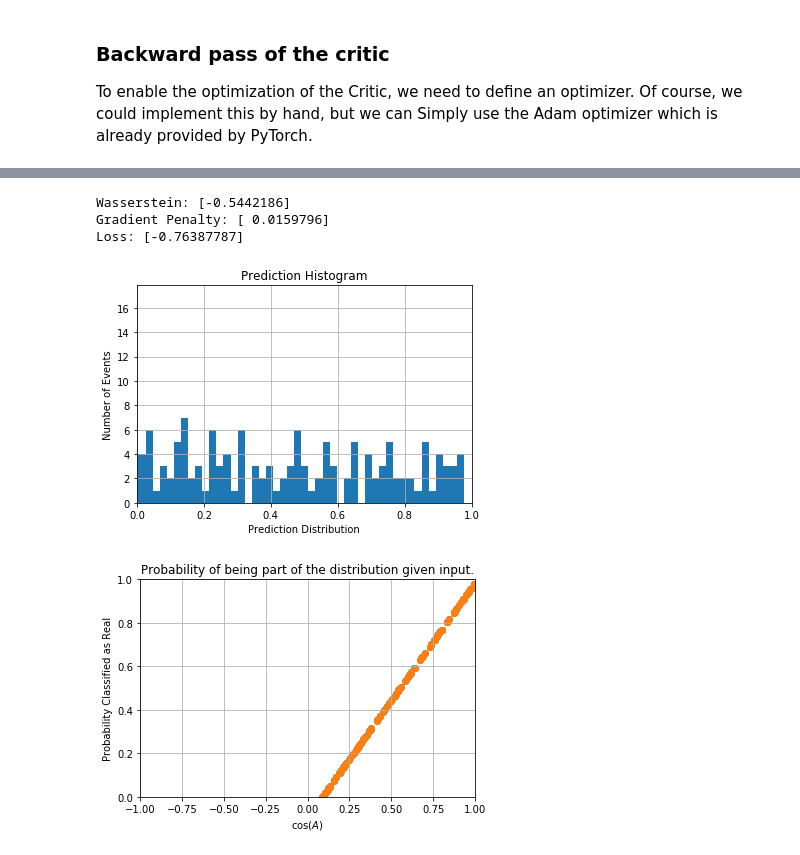
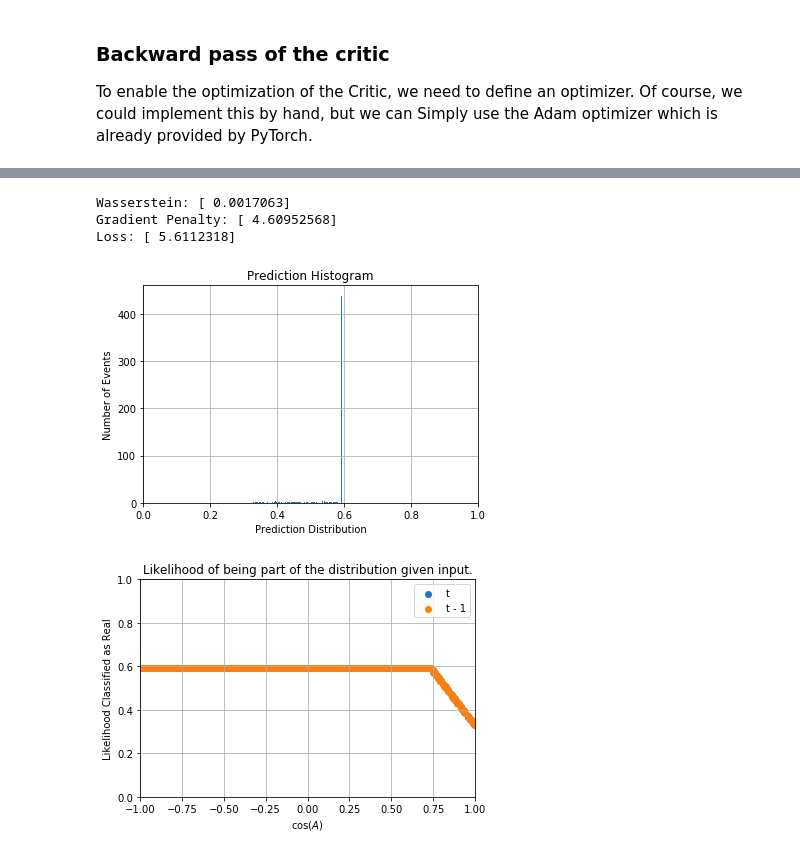
Before and after one commit to JoeriHermans/deep-learning-scripts, a Jupyter notebook: scripts/adverserial-variational-optimization/avo-notebook.ipynb, the cells around one changed output, grey strips where cells are left out. Saved outputs shown, nothing was run; the diff lists cells and outputs as text; code cells hidden in the pictures.

```diff
--- a/scripts/adverserial-variational-optimization/avo-notebook.ipynb
+++ b/scripts/adverserial-variational-optimization/avo-notebook.ipynb
@@ -158,7 +158,7 @@ class Critic(torch.nn.Module):
     def forward(self, x):
         x = F.relu(self.fc_1(x))
         x = F.relu(self.fc_2(x))
-        x = self.fc_3(x)
+        x = F.sigmoid(self.fc_3(x))
 
         return x
 # %% [markdown]
@@ -332,7 +332,8 @@ def compute_gradient_penalty(net, real, fake):
 
     gradients = torch.autograd.grad(outputs=y_hat, inputs=_x_hat, grad_outputs=torch.ones(y_hat.size()),
                                     create_graph=True, retain_graph=True, only_inputs=True)[0]
-    gradient_penalty = 5.0 * ((gradients.norm(2, dim=1) - 1) ** 2).mean()
+    g = gradients + 1e-16
+    gradient_penalty = 5.0 * ((g.norm(2, dim=1) - 1) ** 2).mean()
 
     return gradient_penalty
 # %%
@@ -344,5 +345,5 @@ gc.collect()
 # %%
-optimizer = torch.optim.Adam(critic.parameters(), lr=0.0001)
+optimizer = torch.optim.Adam(critic.parameters(), lr=0.001)
 # %%
 one = Variable(torch.FloatTensor([1]), requires_grad=True)
 ones = Variable(torch.ones(batch_size // 2, 1), requires_grad=True)
@@ -350,51 +351,52 @@ zero = torch.FloatTensor([0])
 mone = one * -1
 
 for i in range(0, 1000):
     # Reset the gradients.
     critic.zero_grad()
     # Train with real.
-    y_r = critic(_x_r).mean() + 1e-16
+    y_r = critic(_x_r).mean()
     y_r.backward(mone)
     # Train with fake.
-    y_g = critic(_x_g).mean() + 1e-16
+    y_g = critic(_x_g).mean()
     y_g.backward(one)
     # Train with gradient penalty.
-    gp = compute_gradient_penalty(critic, _x_r.data, _x_g.data) + 1e-16
+    gp = compute_gradient_penalty(critic, _x_r.data, _x_g.data)
     gp.backward()
-    loss = y_g - y_r + gp
+    loss = y_g - y_r + 1 + gp
     optimizer.step()
 
 gc.collect()
 print("Wasserstein: " + str((y_g - y_r).mean().data.numpy()))
 print("Gradient Penalty: " + str(gp.mean().data.numpy()))
 print("Loss: " + str(loss.mean().data.numpy()))
 
 # Do the prediction.
 y = critic(x)
 
 # Plot the histogram of the prediction.
 plt.hist(y.data.numpy(), bins=100)
 plt.grid(True)
 plt.xlabel(r"Prediction Distribution")
 plt.ylabel("Number of Events")
 plt.title("Prediction Histogram")
 plt.xlim([0, 1])
 plt.show()
 # %% [output]
-Wasserstein: [-0.5442186]
-Gradient Penalty: [ 0.0159796]
-Loss: [-0.76387787]
+Wasserstein: [ 0.0017063]
+Gradient Penalty: [ 4.60952568]
+Loss: [ 5.6112318]
-[figure, old version]
+[figure, new version]
 # %%
-plt.scatter(x.data.numpy(), y.data.numpy())
-plt.scatter(x.data.numpy(), y_old.data.numpy())
+new = plt.scatter(x.data.numpy(), y.data.numpy())
+old = plt.scatter(x.data.numpy(), y_old.data.numpy())
+plt.legend([new, old], ['t', 't - 1'])
 plt.xlabel(r"$\cos(A)$")
-plt.ylabel("Probability Classified as Real")
-plt.title("Probability of being part of the distribution given input.")
+plt.ylabel("Likelihood Classified as Real")
+plt.title("Likelihood of being part of the distribution given input.")
 plt.xlim([-1, 1])
 plt.ylim([0, 1])
 plt.grid(True)
 plt.show()
 y_old = y
 # %% [output]
-[figure, old version]
+[figure, new version]
```
Also changed, not shown: parts of 8 cells of this notebook.
